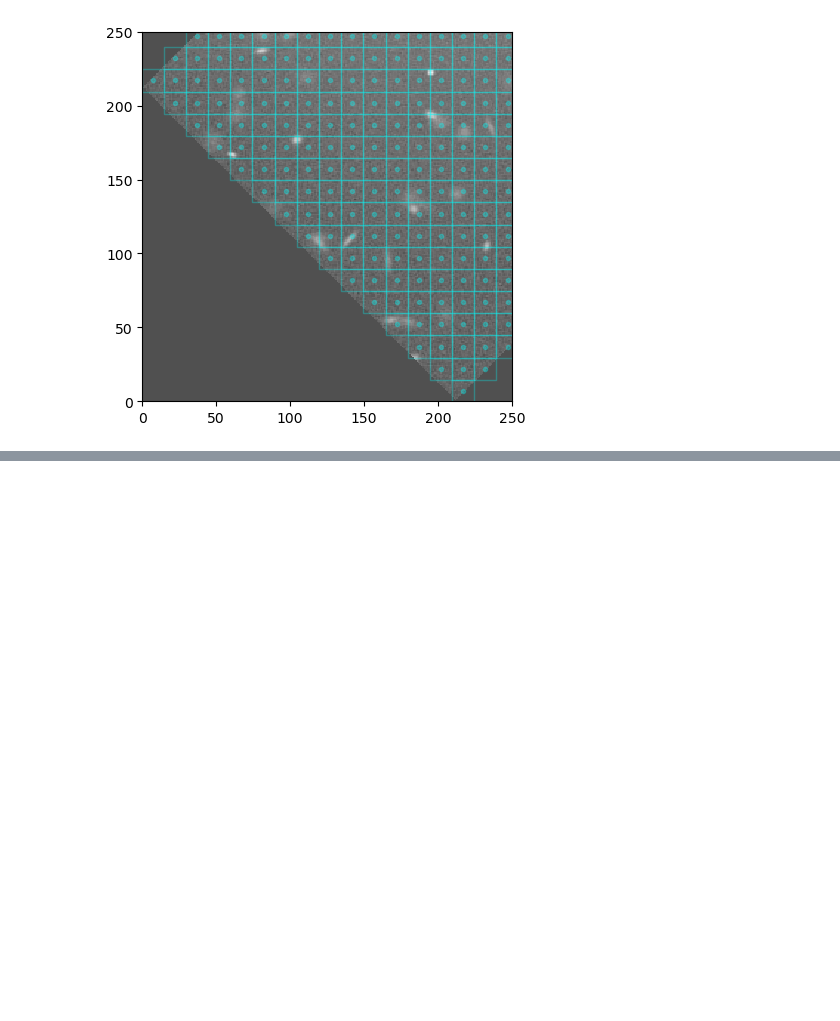
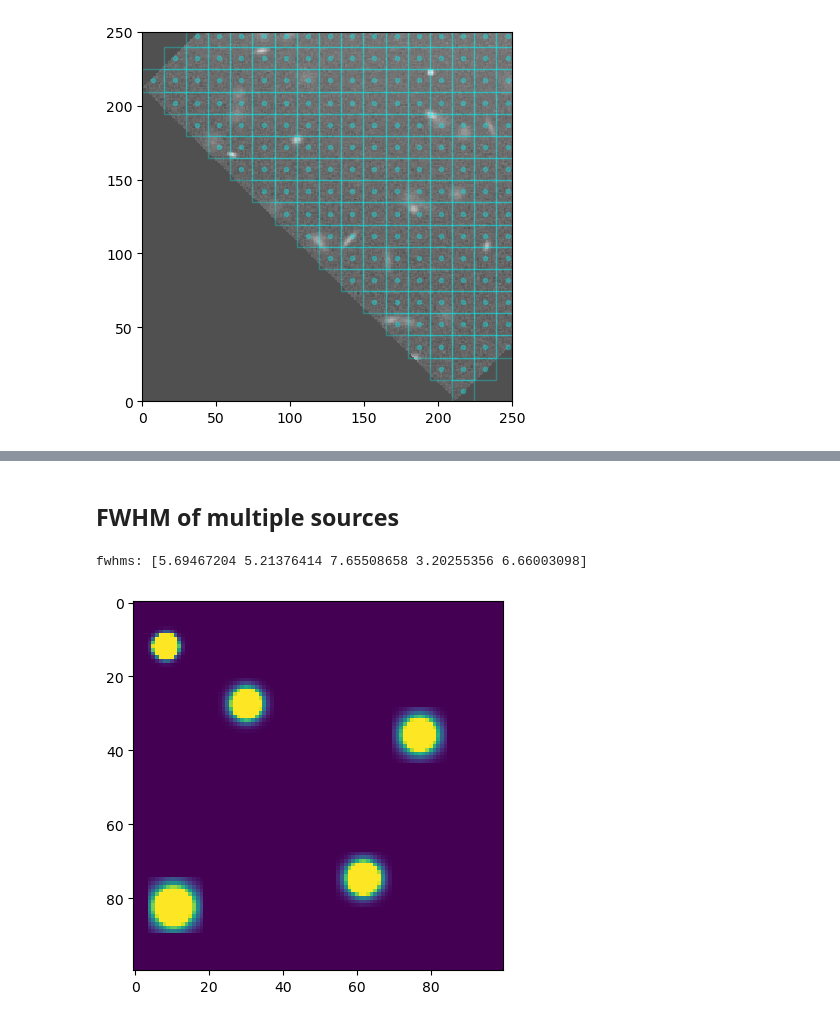
Before and after one commit to devkhullar/Tutorials, a Jupyter notebook: Photutils.ipynb, the cells around one changed output, grey strips where cells are left out. Drawn from its saved outputs; the diff is of its cells as text; code cells hidden in the pictures; blank space fills up the shorter version.

```diff
--- a/Photutils.ipynb
+++ b/Photutils.ipynb
@@ -420,0 +438,19 @@ plt.ylim(0, 250)
+# %% [markdown]
+## FWHM of multiple sources
+# %%
+model = CircularGaussianPRF()
+data, sources = make_psf_model_image((100, 100), model, 5,
+                                     min_separation=25,
+                                     model_shape=(15, 15),
+                                     flux=(100, 200), fwhm=[3, 8])
+finder = DAOStarFinder(0.1, 5)
+finder_tbl = finder(data)
+xypos = list(zip(sources['x_0'], sources['y_0']))
+fwhms = fit_fwhm(data, xypos=xypos, fit_shape=7)
+print("fwhms:", fwhms)
+
+plt.imshow(data, vmin=0, vmax=0.8)
+plt.show()
+# %% [output]
+fwhms: [5.69467204 5.21376414 7.65508658 3.20255356 6.66003098]
+[figure, added]
```
Also changed, not shown: parts of 4 cells of this notebook.
